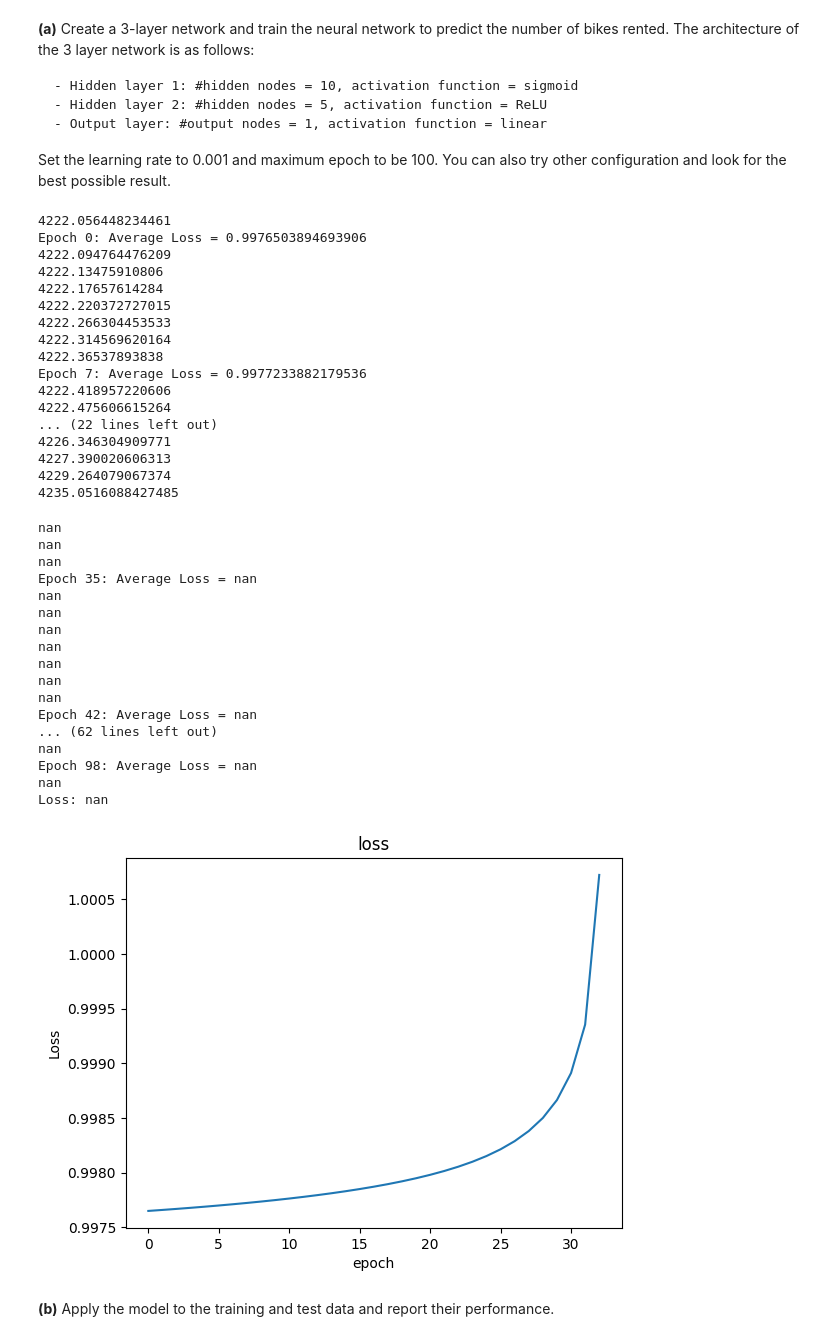
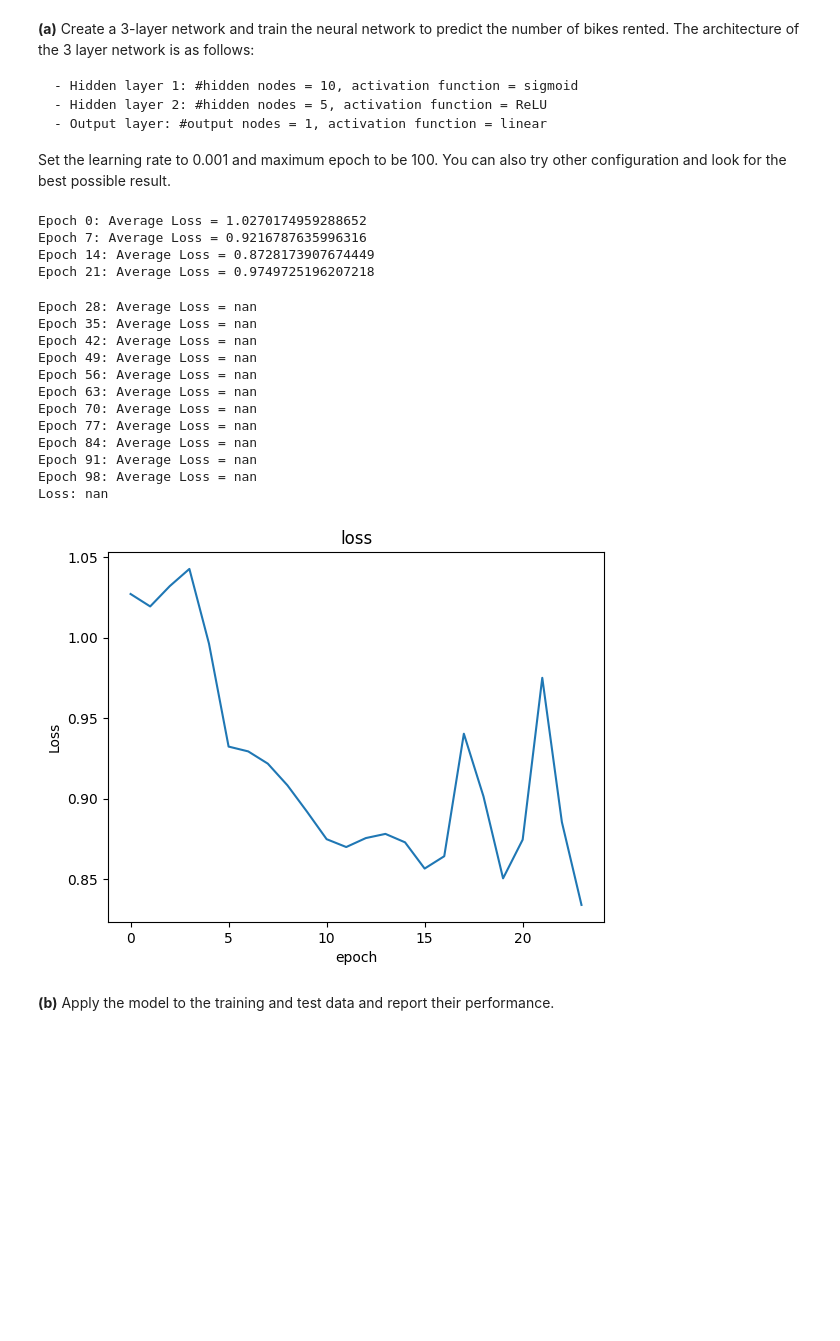
Before and after one commit to bsz123/ClassProjectZukebenj, a Jupyter notebook: project-template.ipynb, the cells around one changed output. Cells and saved outputs as stored; diff of their text form; code cells hidden in the pictures; blank space fills up the shorter version.

Commit message:
It's graphing something ig

```diff
--- a/project-template.ipynb
+++ b/project-template.ipynb
@@ -507,7 +507,11 @@ class Layer(object):
         """
 
         self.activation_type =  activation_type
-        self.W = np.random.normal(0, 0.1, (output_dim, input_dim))
+
+        limit = np.sqrt(6 / (input_dim + output_dim))
+
+        #self.W = np.random.normal(0, 0.1, (output_dim, input_dim))
+        self.W = np.random.uniform(-limit, limit, (output_dim, input_dim))
         self.b = np.zeros((1, output_dim))
 
     def activation(self, z):
@@ -586,6 +590,7 @@ class Layer(object):
             #delta_l = np.dot(next_layer.W.T, delta_l) * next_layer.a #self.activation_derivative(self.a)
             #delta_l = next_layer.a * np.dot(x, delta_l)
             delta_l = np.dot(x, delta_l) * next_layer.a
+            #print(delta_l)
 
         return delta_l
 # %%
@@ -763,44 +768,26 @@ class MultiLayerNet(object):
 Set the learning rate to 0.001 and maximum epoch to be 100. You can also try other configuration and look for the best possible result.
 # %%
 layers = [Layer(X_train.shape[1],10,'sigmoid'),Layer(10,5,'ReLU'),Layer(5,1,'linear') ]
-model = MultiLayerNet(layers, learning_rate= 0.04, epochs =100)
+model = MultiLayerNet(layers, learning_rate= 0.0044, epochs =100)
 model.fit(X_train, y_train, plot_loss = True )
 # %% [output]
-4222.056448234461
-Epoch 0: Average Loss = 0.9976503894693906
-4222.094764476209
-4222.13475910806
-4222.17657614284
-4222.220372727015
-4222.266304453533
-4222.314569620164
-4222.36537893838
-Epoch 7: Average Loss = 0.9977233882179536
-4222.418957220606
-4222.475606615264
-... (22 lines left out)
-4226.346304909771
-4227.390020606313
-4229.264079067374
-4235.0516088427485
+Epoch 0: Average Loss = 1.0270174959288652
+Epoch 7: Average Loss = 0.9216787635996316
+Epoch 14: Average Loss = 0.8728173907674449
+Epoch 21: Average Loss = 0.9749725196207218
-nan
-nan
-nan
+Epoch 28: Average Loss = nan
 Epoch 35: Average Loss = nan
-nan
-nan
-nan
-nan
-nan
-nan
-nan
 Epoch 42: Average Loss = nan
-... (62 lines left out)
-nan
+Epoch 49: Average Loss = nan
+Epoch 56: Average Loss = nan
+Epoch 63: Average Loss = nan
+Epoch 70: Average Loss = nan
+Epoch 77: Average Loss = nan
+Epoch 84: Average Loss = nan
+Epoch 91: Average Loss = nan
 Epoch 98: Average Loss = nan
-nan
 Loss: nan
-[figure, old version]
+[figure, new version]
 # %% [markdown]
 **(b)** Apply the model to the training and test data and report their performance.
 # %%
```
Also changed, not shown: parts of 1 cell of this notebook.
